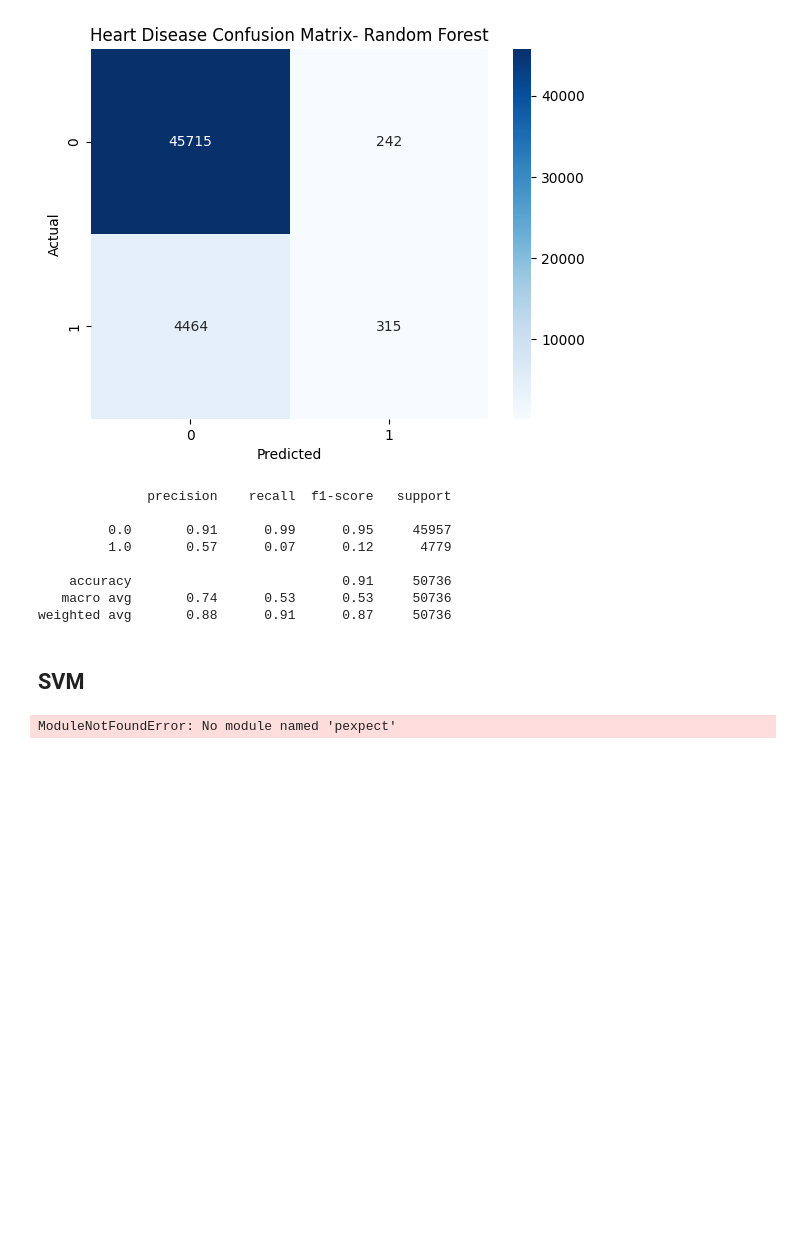
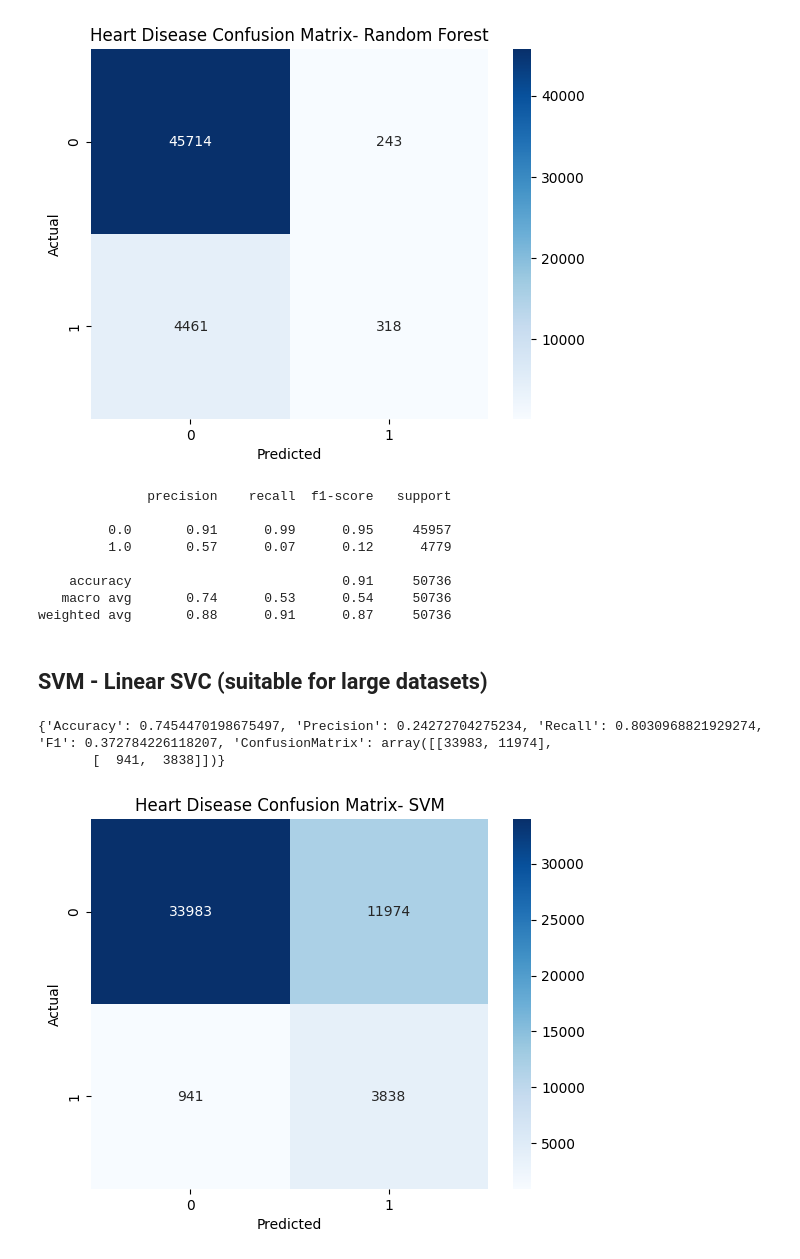
Before and after one commit to Ravindu-Pathirana/HealthCare, a Jupyter notebook: covid_heart_diabetes_risk.ipynb, the cells around one changed output. Cells and saved outputs as stored; diff of their text form; code cells hidden in the pictures; blank space fills up the shorter version.

```diff
--- a/covid_heart_diabetes_risk.ipynb
+++ b/covid_heart_diabetes_risk.ipynb
@@ -293,9 +293,9 @@ rf_model = RandomForestClassifier(
     random_state=42
 )
 
-rf_model.fit(x_train_scaled, y_heart_train)
+rf_model.fit(x_train, y_heart_train)
 
-y_rf_pred = rf_model.predict(x_test_scaled)
+y_rf_pred = rf_model.predict(x_test)
 
 Random_Forest = evaluate_model(y_heart_test,y_rf_pred)
 print(Random_Forest)
@@ -320,17 +320,16 @@ print(classification_report(y_heart_test, y_rf_pred))
          1.0       0.57      0.07      0.12      4779
 
     accuracy                           0.91     50736
-   macro avg       0.74      0.53      0.53     50736
+   macro avg       0.74      0.53      0.54     50736
 weighted avg       0.88      0.91      0.87     50736
 # %% [markdown]
-## SVM
+## SVM - Linear SVC (suitable for large datasets)
 # %%
-%pip install scikit-learn
-from sklearn.svm import SVC
-svm_model = SVC(
-    kernel='rbf',
+from sklearn.svm import LinearSVC
+
+svm_model = LinearSVC(
     class_weight='balanced',
-    probability=True,
+    max_iter=5000,
     random_state=42
 )
 
@@ -342,11 +341,14 @@ SVM = evaluate_model(y_heart_test,y_svm_pred)
 
 print(SVM)
 # %% [output]
-ModuleNotFoundError: No module named 'pexpect'
+{'Accuracy': 0.7454470198675497, 'Precision': 0.24272704275234, 'Recall': 0.8030968821929274, 'F1': 0.372784226118207, 'ConfusionMatrix': array([[33983, 11974],
+       [  941,  3838]])}
 # %%
 cm_svm = confusion_matrix(y_heart_test,y_svm_pred)
-sns.heatmap(cm_rf, annot=True, fmt='d', cmap='Blues')
+sns.heatmap(cm_svm, annot=True, fmt='d', cmap='Blues')
 plt.xlabel("Predicted")
 plt.ylabel("Actual")
 plt.title("Heart Disease Confusion Matrix- SVM")
 plt.show()
+# %% [output]
+[figure, added]
```
Also changed, not shown: parts of 2 cells of this notebook.
